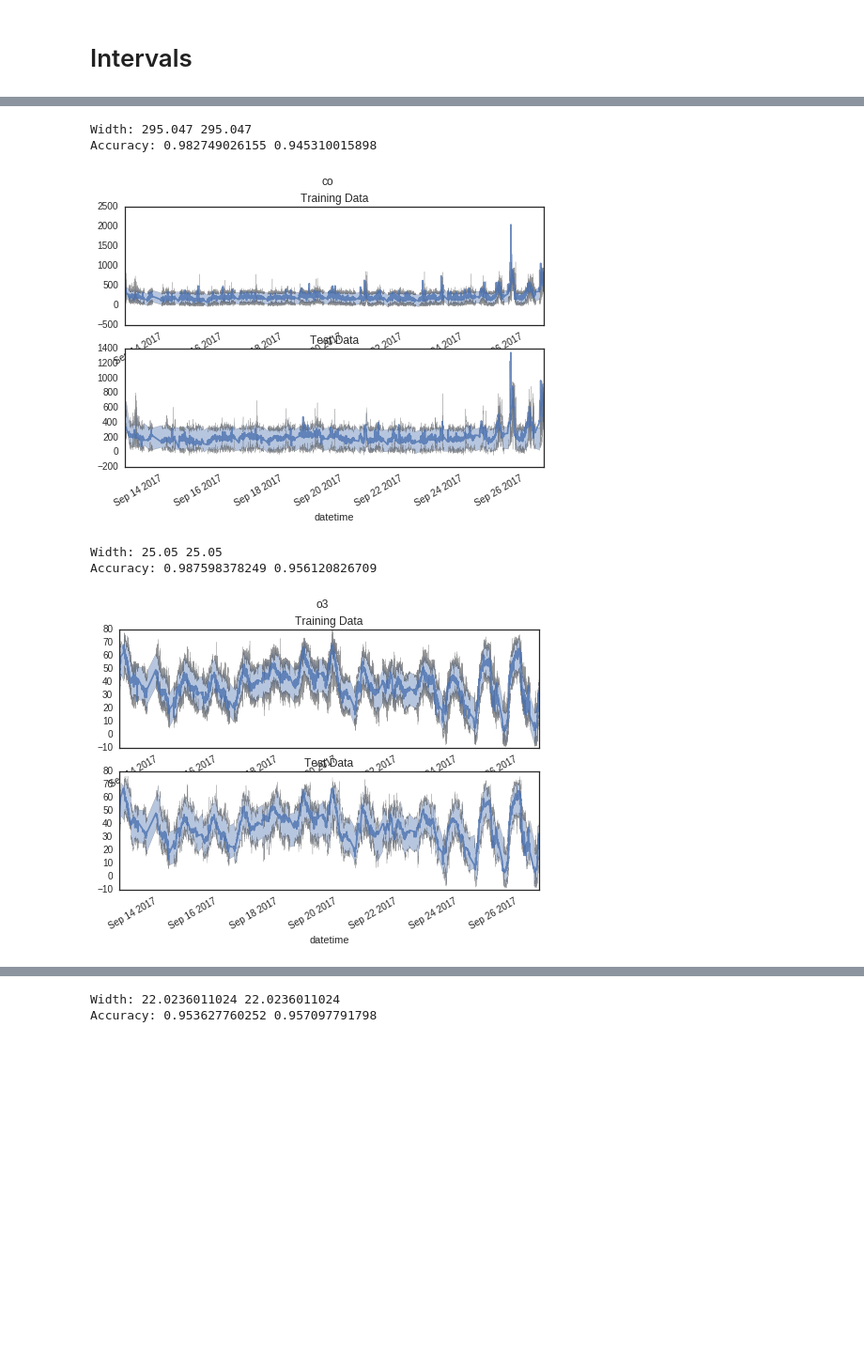
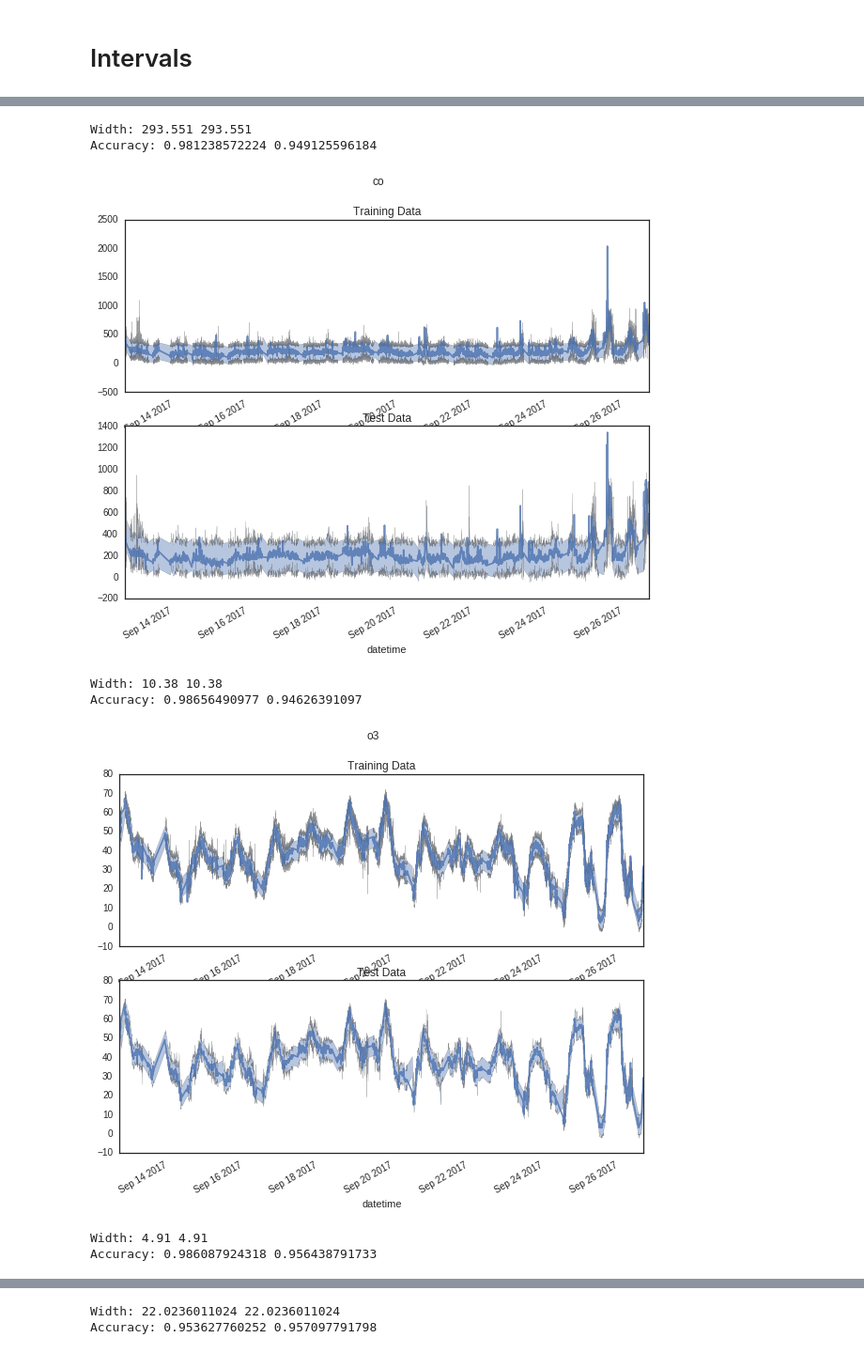
Before and after one commit to sharadmv/metasense, a Jupyter notebook: sd/experiments/San Diego Calibration.ipynb, the cells around one changed output, grey strips where cells are left out. Shown at 94% size. Drawn from its saved outputs; the diff is of its cells as text; code cells hidden in the pictures; blank space fills up the shorter version.

```diff
--- a/sd/experiments/San Diego Calibration.ipynb
+++ b/sd/experiments/San Diego Calibration.ipynb
@@ -24,7 +24,7 @@ def train_classifier(cf, features, target):
     return cf, (mean_absolute_error(Y, cf.predict(X)), mean_absolute_error(Y_, Y_pred))
 def plot_columns(cf, features, gas):
     cf, results = train_classifier(cf, features, "epa-%s" % gas)
-    fig, ax = plt.subplots(2)
+    fig, ax = plt.subplots(2, figsize=(6, 4))
     plt.suptitle(gas)
     ax[0].set_title('Training Data')
     X_train['%s-pred' % gas] = cf.predict(X_train[features])
@@ -165,7 +173,7 @@ def plot_columns(cf, features, gas, confidence=0.95):
     X_test['%s-in-interval'%gas] = (X_test['lower-%s'%gas] <= X_test['epa-%s'%gas]) & (X_test['epa-%s'%gas] <= X_test['upper-%s'%gas])
     print("Width:", (X_train['upper-%s'%gas] - X_train['lower-%s'%gas]).mean(),(X_test['upper-%s'%gas] - X_test['lower-%s'%gas]).mean())
     print("Accuracy:", X_train['%s-in-interval'%gas].mean(), X_test['%s-in-interval'%gas].mean())
-    fig, ax = plt.subplots(2)
+    fig, ax = plt.subplots(2, figsize=(10, 8))
     plt.suptitle(gas)
     ax[0].set_title('Training Data')
     ax[0].fill_between(X_train.index.values, X_train['lower-%s'%gas], X_train['upper-%s'%gas], alpha=0.4)
@@ -188,11 +200,14 @@ Accuracy: 0.948883059067 0.946899841017
 # %%
 X_train, X_test = load_board('elcajon13', sd=True)
 plot_columns(RandomForestRegressor(200), ['co'], 'co')
-plot_columns(RandomForestRegressor(200), ['o3', 'temperature'], 'o3')
+plot_columns(RandomForestRegressor(200), ['o3', 'temperature', 'humidity','no2'], 'o3')
+plot_columns(RandomForestRegressor(200), ['o3', 'temperature', 'humidity', 'no2'], 'no2')
 # %% [output]
-Width: 295.047 295.047
-Accuracy: 0.982749026155 0.945310015898
+Width: 293.551 293.551
+Accuracy: 0.981238572224 0.949125596184
-[figure, old version]
+[figure, new version]
-Width: 25.05 25.05
-Accuracy: 0.987598378249 0.956120826709
+Width: 10.38 10.38
+Accuracy: 0.98656490977 0.94626391097
-[figure, old version]
+[figure, new version]
+Width: 4.91 4.91
+Accuracy: 0.986087924318 0.956438791733
```
Also changed, not shown: parts of 9 cells of this notebook.
